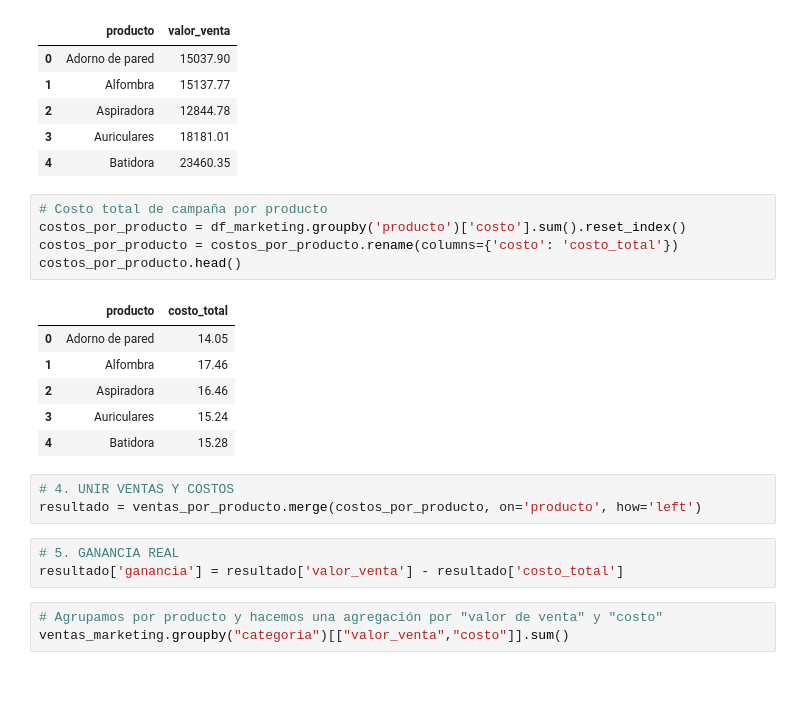
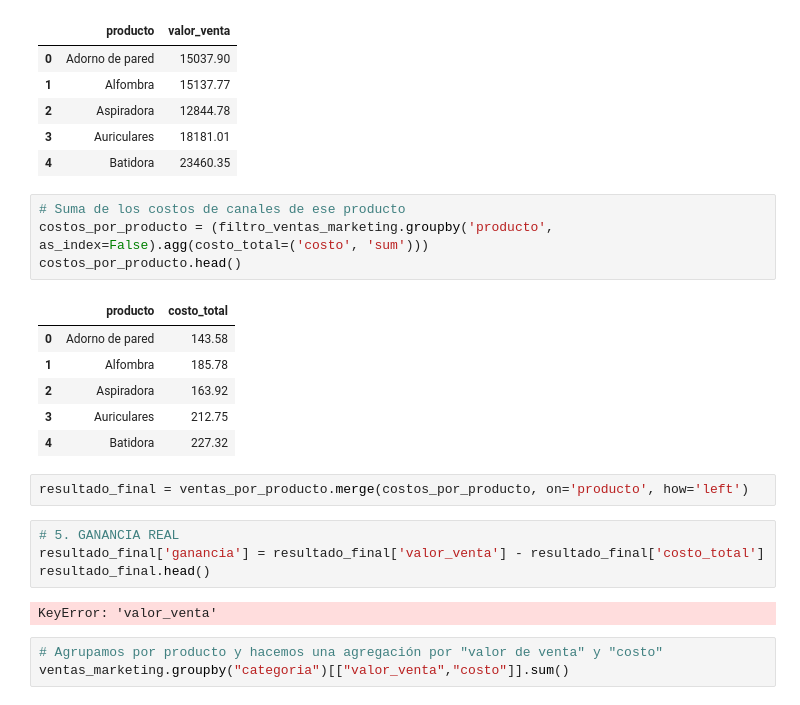
Before and after one commit to CppR-Repo/TT-2C2025-Data-Analitycs-Notebooks, a Jupyter notebook: EntregaFinal/MiEntrega-Final/Entrega_final.ipynb, the cells around one changed output. Cells and saved outputs as stored; diff of their text form.

```diff
--- a/EntregaFinal/MiEntrega-Final/Entrega_final.ipynb
+++ b/EntregaFinal/MiEntrega-Final/Entrega_final.ipynb
@@ -760,23 +760,24 @@ ventas_por_producto.head()
 | 3 | Auriculares | 18181.01 |
 | 4 | Batidora | 23460.35 |
 # %%
-# Costo total de campaña por producto
-costos_por_producto = df_marketing.groupby('producto')['costo'].sum().reset_index()
-costos_por_producto = costos_por_producto.rename(columns={'costo': 'costo_total'})
+# Suma de los costos de canales de ese producto
+costos_por_producto = (filtro_ventas_marketing.groupby('producto', as_index=False).agg(costo_total=('costo', 'sum')))
 costos_por_producto.head()
 # %% [output]
 |  | producto | costo_total |
-| 0 | Adorno de pared | 14.05 |
-| 1 | Alfombra | 17.46 |
-| 2 | Aspiradora | 16.46 |
-| 3 | Auriculares | 15.24 |
-| 4 | Batidora | 15.28 |
+| 0 | Adorno de pared | 143.58 |
+| 1 | Alfombra | 185.78 |
+| 2 | Aspiradora | 163.92 |
+| 3 | Auriculares | 212.75 |
+| 4 | Batidora | 227.32 |
 # %%
-# 4. UNIR VENTAS Y COSTOS
-resultado = ventas_por_producto.merge(costos_por_producto, on='producto', how='left')
+resultado_final = ventas_por_producto.merge(costos_por_producto, on='producto', how='left')
 # %%
 # 5. GANANCIA REAL
-resultado['ganancia'] = resultado['valor_venta'] - resultado['costo_total']
+resultado_final['ganancia'] = resultado_final['valor_venta'] - resultado_final['costo_total']
+resultado_final.head()
+# %% [output]
+KeyError: 'valor_venta'
 # %%
 # Agrupamos por producto y hacemos una agregación por "valor de venta" y "costo"
 ventas_marketing.groupby("categoria")[["valor_venta","costo"]].sum()
```
Also changed, not shown: parts of 9 cells of this notebook.
